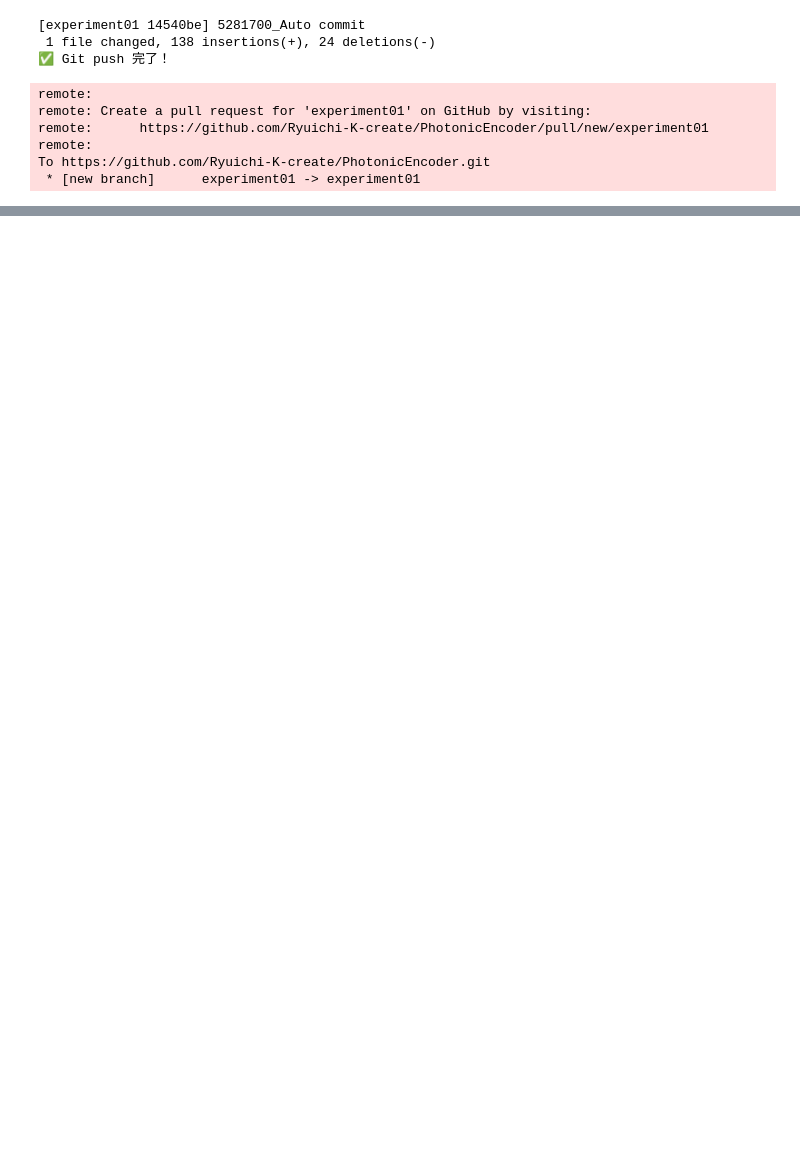
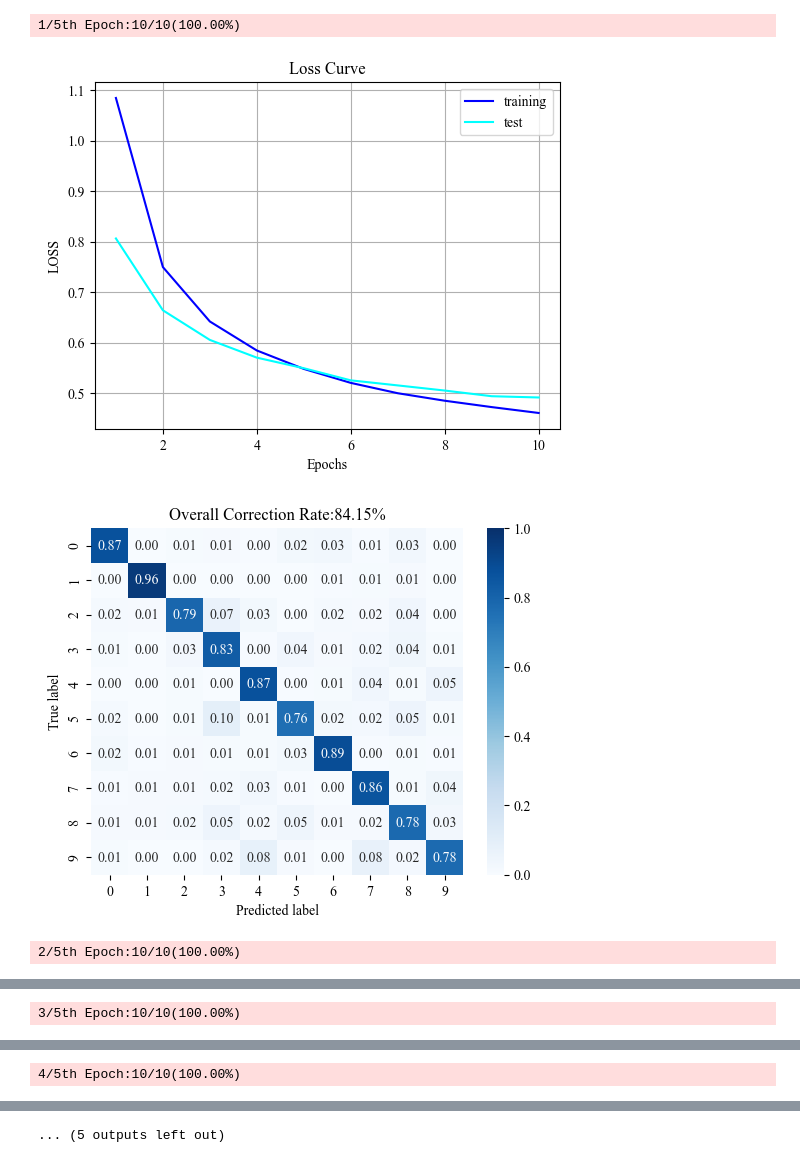
Before and after one commit to Ryuichi-K-create/PhotonicEncoder_public, a Jupyter notebook: experiment/test0527.ipynb, the cells around one changed output, grey strips where cells are left out. Drawn from its saved outputs; the diff is of its cells as text; code cells hidden in the pictures; blank space fills up the shorter version.

```diff
--- a/experiment/test0527.ipynb
+++ b/experiment/test0527.ipynb
@@ -91,12 +87,57 @@ Saved at: /Users/konishi/Library/CloudStorage/OneDrive-個人用(2)/Codes/Photon
-# %%
-auto_git_push(branch_name=branch_name)
-# %% [output]
-[experiment01 14540be] 5281700_Auto commit
- 1 file changed, 138 insertions(+), 24 deletions(-)
-✅ Git push 完了！
-remote:
-remote: Create a pull request for 'experiment01' on GitHub by visiting:
-remote:      https://github.com/Ryuichi-K-create/PhotonicEncoder/pull/new/experiment01
-remote:
-To https://github.com/Ryuichi-K-create/PhotonicEncoder.git
- * [new branch]      experiment01 -> experiment01
+# %%
+Auto_Experiment_Mode = False
+
+if Auto_Experiment_Mode:
+    branch_name = 'main'
+    subprocess.run(["git", "checkout", branch_name],check=True)
+%autoreload 2
+#data---------------------------------------------
+dataset = 'mnist'
+data_train,data_test = load_MNIST_data()
+batch_size = 64
+#Encoder_Model------------------------------------
+enc_type = 'PM'
+cls_type = 'MLP'
+#class_model--------------------------------------
+num_layer = 2
+fc ='relu'
+#learning-----------------------------------------
+loss_func = 'cross_entropy'
+optimizer = 'adam'
+lr = 0.001
+#param--------------------------------------------
+num_try = 5
+max_epochs = 10
+leverage = 8
+kernel_size =4
+#save---------------------------------------------
+folder = 'Class_MNIST'
+ex_name='PM_MLP'
+
+All_last_loss = []
+All_loss_test = []
+All_pro_time = []
+All_test_acc = []
+for num_times in range(num_try):
+
+    loss_train_,loss_test_,pro_time_,Last_loss_test,Test_acc,all_labels,all_preds = train_and_classifier(dataset,loss_func,optimizer,lr,num_times,num_try,data_train,data_test,batch_size,device,max_epochs,leverage,enc_type,cls_type,num_layer,fc,kernel_size)
+
+    All_loss_test.append(loss_test_)
+    All_pro_time.append(sum(pro_time_))
+    All_last_loss.append(Last_loss_test)
+    All_test_acc.append(Test_acc)
+
+    plot_loss_curve(loss_train_,loss_test_)
+    plot_confusion_matrix(all_labels,all_preds,dataset,Test_acc)
+
+plot_errorbar_losscurve(All_loss_test)
+create_table(All_test_acc,All_last_loss,All_pro_time)
+save_csv(folder,ex_name,All_loss_test)
+
+if Auto_Experiment_Mode:
+    auto_git_push(branch_name=branch_name)
+# %% [output]
+1/5th Epoch:10/10(100.00%)
+[figure, added]
+[figure, added]
+2/5th Epoch:10/10(100.00%)
@@ -102,0 +146 @@ To https://github.com/Ryuichi-K-create/PhotonicEncoder.git
+3/5th Epoch:10/10(100.00%)
@@ -102,0 +149 @@ To https://github.com/Ryuichi-K-create/PhotonicEncoder.git
+4/5th Epoch:10/10(100.00%)
@@ -102,0 +152 @@ To https://github.com/Ryuichi-K-create/PhotonicEncoder.git
+... (5 outputs left out)
```
Also changed, not shown: parts of 3 cells of this notebook, 7 other files.
